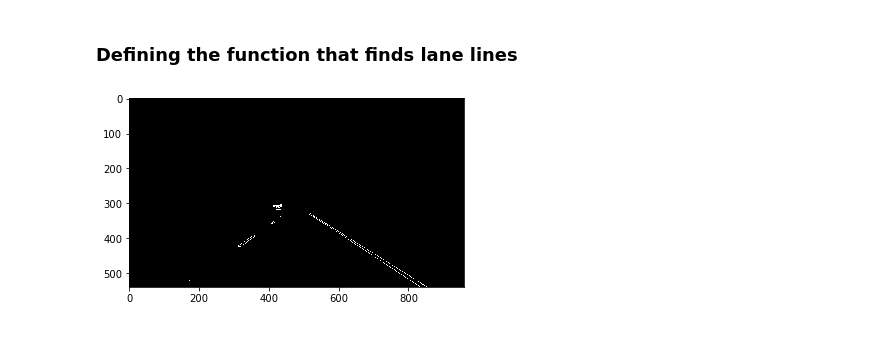
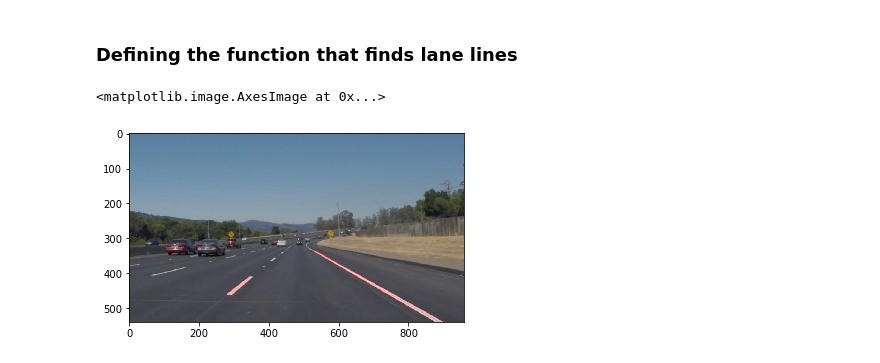
Before and after one commit to tonyzhang617/watonomous-challenge, a Jupyter notebook: lane_line_finding.ipynb, the cells around one changed output. Drawn from its saved outputs; the diff is of its cells as text; code cells hidden in the pictures.

Commit message:
Finish notebook for lane finding

```diff
--- a/lane_line_finding.ipynb
+++ b/lane_line_finding.ipynb
@@ -20,6 +22,13 @@ for root, dirs, files in os.walk("test_images/"):
 # %% [markdown]
 ### Defining helper functions
 # %%
+def show_img(img_path):
+    '''
+    Takes the path to an image and show that image on a plot
+    '''
+    image = mpimg.imread(img_path)
+    plt.imshow(image)
+
 def grayscale(img):
     """Applies the Grayscale transform
     This will return an image with only one color channel
@@ -112,6 +121,13 @@ def weighted_img(img, initial_img, α=0.8, β=1., λ=0.):
     return cv2.addWeighted(initial_img, α, img, β, λ)
 
 def color_selection(img, lower, upper):
+    """
+    `img` is the input image,
+    lower is a numpy array of 3 elements denoting the lower bound of the color range,
+    and upper is a numpy array of 3 elements denoting the upper bound of the color range.
+
+    The function returns a black image with only the colors within the given range remaining.
+    """
     lw = np.array(lower)
     up = np.array(upper)
 
@@ -121,30 +137,50 @@ def color_selection(img, lower, upper):
 ### Defining the function that finds lane lines
 # %%
 def find_ll(img_path):
+    """
+    This function takes an argument of the path to the image,
+    and returns the image with the lane lines overlaid on top of it.
+    """
+
+    # Construct an image instance from the image path
     image = mpimg.imread(img_path)
 
+    # Get the dimensions of the image
     height = image.shape[0]
     width = image.shape[1]
+
+    # Select the bottom half of the image as the region of interest
     poly_bottom = np.array([[0, height/2], [0, height], [width, height], [width, height/2]], np.int32)
     bottom_img = region_of_interest(image, [poly_bottom])
 
+    # Focus on white and yellow colors and make other colors black
     white_only = color_selection(bottom_img, [200, 200, 200], [255, 255, 255])
     yellow_only = color_selection(bottom_img, [190, 160, 80], [250, 220, 125])
-
     range_img = cv2.addWeighted(white_only, 1.0, yellow_only, 1.0, 0)
 
+    # Apply grayscale in preparation for Gaussian Blur
     gray_img = grayscale(range_img)
 
+    # Apply Gaussian Blur to prepare for Canny Edge Detection
     gaussian_img = gaussian_blur(gray_img, 5)
+
+    # Apply Canny Edge Detection in preparation for Hough Line Transform
     canny_img = canny(gaussian_img, 64, 128)
 
+    # Select the bottom triangle (formed by center of image, lower left corner, and lower right corner)
+    # as the region of interest to further remove unneeded details
     poly_tg = np.array([[0, height], [width, height], [width/2, height/2]], np.int32)
     final_img = region_of_interest(canny_img, [poly_tg])
 
+    # Apply Hough Line Transform
     hough_img = hough_lines(final_img, 1, np.pi/180, 50, 8, 16)
 
-    plt.imshow(final_img, cmap='gray')
+    # Overlay the resulting image on top of the original image
+    result_img = weighted_img(hough_img, image)
+
+    return result_img
-# %%
-find_ll(img_paths[5])
-# %% [output]
-[figure, removed]
+# %%
+plt.imshow(find_ll(img_paths[0]))
+# %% [output]
+<matplotlib.image.AxesImage at 0x...>
+[figure, added]
```
Also changed, not shown: parts of 1 cell of this notebook.
